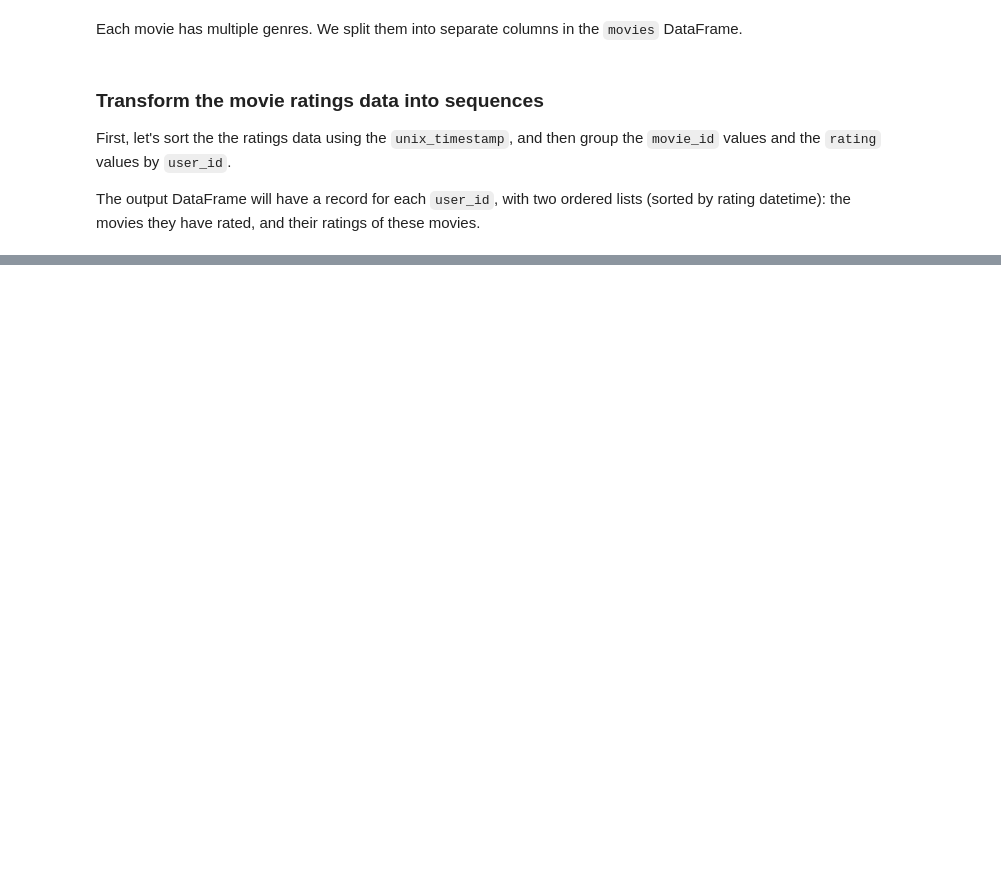
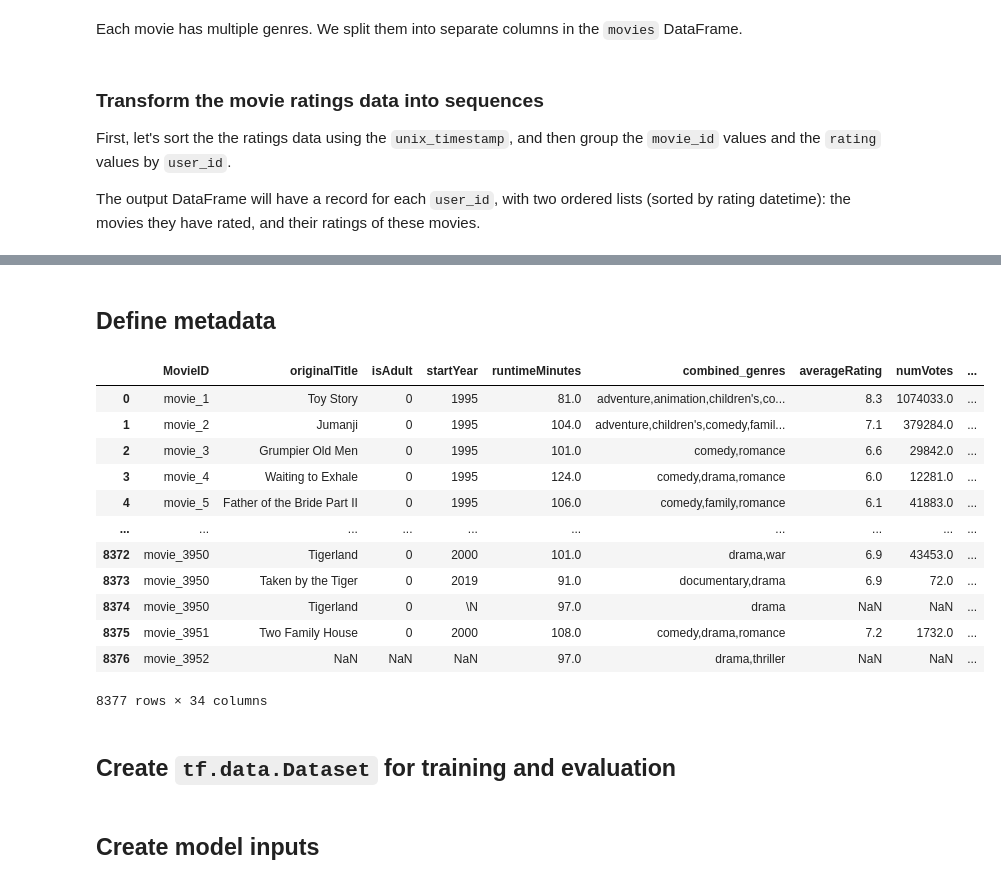
Before and after one commit to chuklee/recommender_system, a Jupyter notebook: main2.ipynb, the cells around one changed output, grey strips where cells are left out. Saved outputs shown, nothing was run; the diff lists cells and outputs as text; code cells hidden in the pictures; blank space fills up the shorter version.

Commit message:
feat: Explore 4 new methods for training recsys

```diff
--- a/main2.ipynb
+++ b/main2.ipynb
@@ -175,6 +191,7 @@ movies = movies.drop(columns=['Title'])
 # For the runtimeMinutes column, we will replace the NaN values with the median
 movies['runtimeMinutes'] = pd.to_numeric(movies['runtimeMinutes'], errors='coerce')
 movies['runtimeMinutes'] = movies['runtimeMinutes'].fillna(movies['runtimeMinutes'].median())
+movies["MovieID"] = movies["MovieID"].apply(lambda x: f"movie_{x}")
 
 ratings["MovieID"] = ratings["MovieID"].apply(lambda x: f"movie_{x}")
 ratings["UserID"] = ratings["UserID"].apply(lambda x: f"user_{x}")
@@ -243,0 +317,2 @@ ratings_data
+# %% [markdown]
+## Define metadata
@@ -243,0 +335,18 @@ ratings_data
+# %%
+movies
+# %% [output]
+|  | MovieID | originalTitle | isAdult | startYear | runtimeMinutes | combined_genres | averageRating | numVotes | ... |
+| 0 | movie_1 | Toy Story | 0 | 1995 | 81.0 | adventure,animation,children's,co... | 8.3 | 1074033.0 | ... |
+| 1 | movie_2 | Jumanji | 0 | 1995 | 104.0 | adventure,children's,comedy,famil... | 7.1 | 379284.0 | ... |
+| 2 | movie_3 | Grumpier Old Men | 0 | 1995 | 101.0 | comedy,romance | 6.6 | 29842.0 | ... |
+| 3 | movie_4 | Waiting to Exhale | 0 | 1995 | 124.0 | comedy,drama,romance | 6.0 | 12281.0 | ... |
+| 4 | movie_5 | Father of the Bride Part II | 0 | 1995 | 106.0 | comedy,family,romance | 6.1 | 41883.0 | ... |
+| ... | ... | ... | ... | ... | ... | ... | ... | ... | ... |
+| 8372 | movie_3950 | Tigerland | 0 | 2000 | 101.0 | drama,war | 6.9 | 43453.0 | ... |
+| 8373 | movie_3950 | Taken by the Tiger | 0 | 2019 | 91.0 | documentary,drama | 6.9 | 72.0 | ... |
+| 8374 | movie_3950 | Tigerland | 0 | \N | 97.0 | drama | NaN | NaN | ... |
+| 8375 | movie_3951 | Two Family House | 0 | 2000 | 108.0 | comedy,drama,romance | 7.2 | 1732.0 | ... |
+| 8376 | movie_3952 | NaN | NaN | NaN | 97.0 | drama,thriller | NaN | NaN | ... |
+8377 rows × 34 columns
+# %% [markdown]
+## Create `tf.data.Dataset` for training and evaluation
@@ -243,0 +385,2 @@ ratings_data
+# %% [markdown]
+## Create model inputs
```
Also changed, not shown: parts of 25 cells of this notebook, 3 other files.
